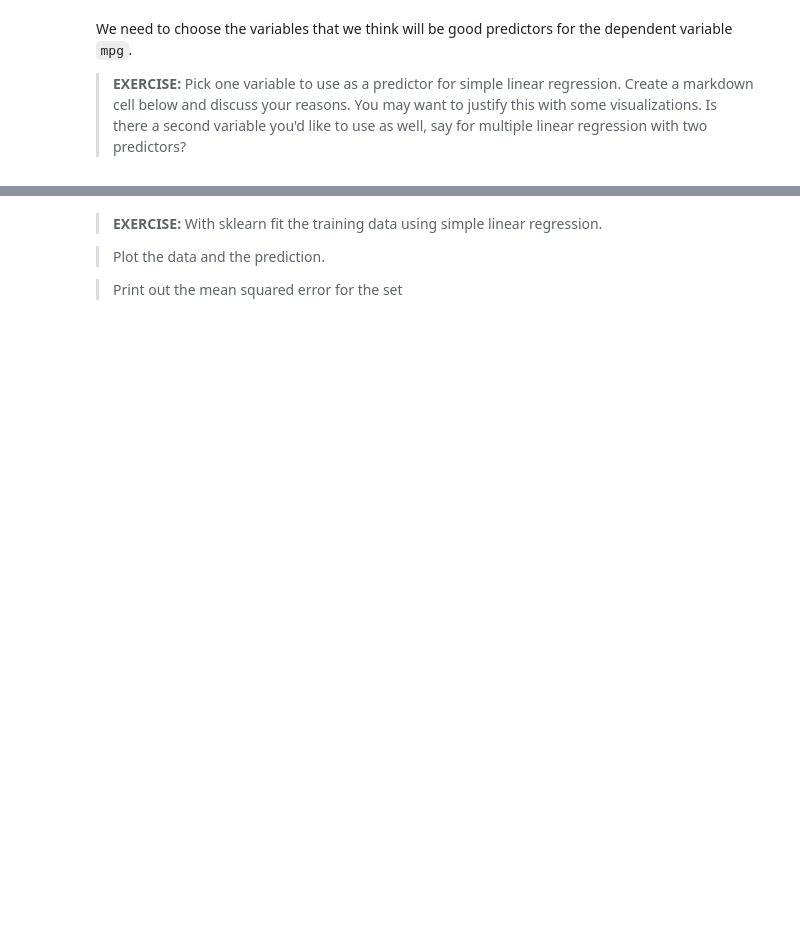
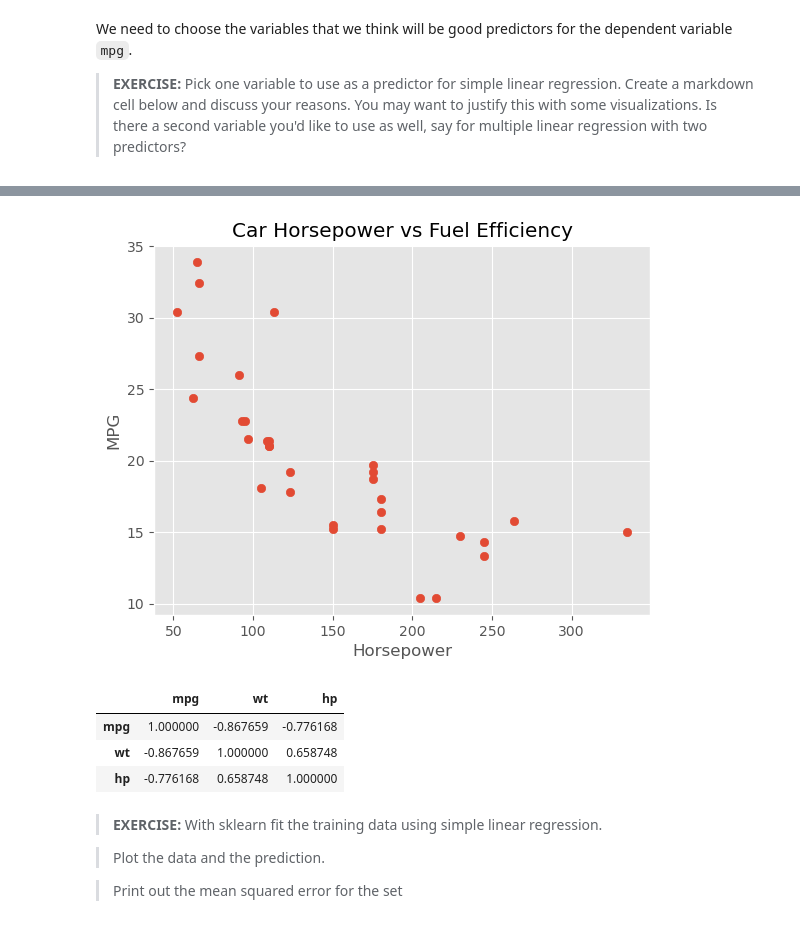
Before and after one commit to Glogover/machine_learning, a Jupyter notebook: my-work/LinearRegression.ipynb, the cells around one changed output, grey strips where cells are left out. Cells and saved outputs as stored; diff of their text form; code cells hidden in the pictures; blank space fills up the shorter version.

```diff
--- a/my-work/LinearRegression.ipynb
+++ b/my-work/LinearRegression.ipynb
@@ -280,3 +322,22 @@ We need to choose the variables that we think will be good predictors for the de
+# %%
+# Scatter plot of car horsepower vs fuel efficiency
+
+plt.scatter(dfcars['hp'], dfcars['mpg'])
+plt.xlabel('Horsepower')
+plt.ylabel('MPG')
+plt.title('Car Horsepower vs Fuel Efficiency')
+plt.show()
+# %% [output]
+[figure, added]
+# %%
+# Correlation matrix of mpg, wt, and hp
+
+dfcars[['mpg', 'wt', 'hp']].corr()
+# %% [output]
+|  | mpg | wt | hp |
+| mpg | 1.000000 | -0.867659 | -0.776168 |
+| wt | -0.867659 | 1.000000 | 0.658748 |
+| hp | -0.776168 | 0.658748 | 1.000000 |
 # %% [markdown]
 > **EXERCISE:** With sklearn fit the training data using simple linear regression.
 
```
Also changed, not shown: parts of 21 cells of this notebook.
